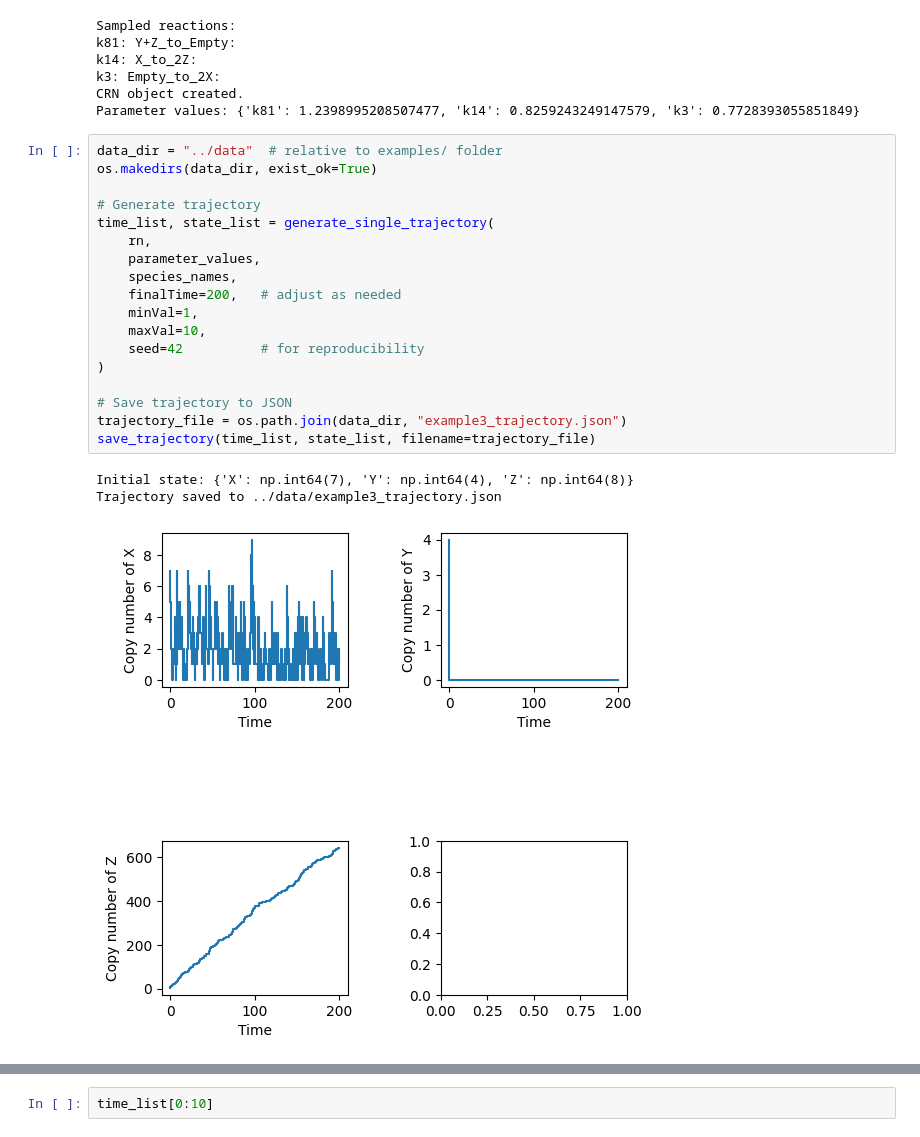
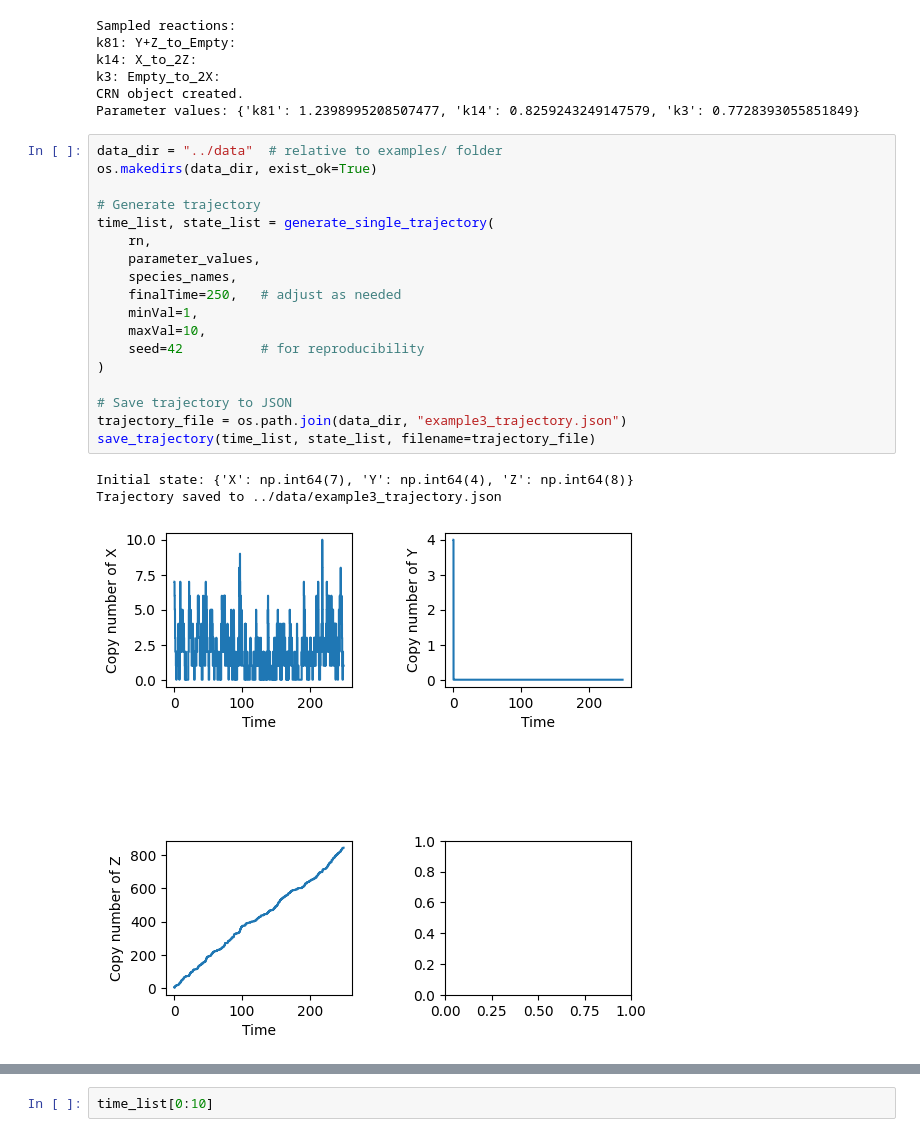
Before and after one commit to ssindiUCM/BayesCRNInference, a Jupyter notebook: examples/example3.ipynb, the cells around one changed output, grey strips where cells are left out. Cells and saved outputs as stored; diff of their text form.

```diff
--- a/examples/example3.ipynb
+++ b/examples/example3.ipynb
@@ -67,25 +87,25 @@ Parameter values: {'k81': 1.2398995208507477, 'k14': 0.8259243249147579, 'k3': 0
 # %%
 data_dir = "../data"  # relative to examples/ folder
 os.makedirs(data_dir, exist_ok=True)
 
 # Generate trajectory
 time_list, state_list = generate_single_trajectory(
     rn,
     parameter_values,
     species_names,
-    finalTime=200,   # adjust as needed
+    finalTime=250,   # adjust as needed
     minVal=1,
     maxVal=10,
     seed=42          # for reproducibility
 )
 
 # Save trajectory to JSON
 trajectory_file = os.path.join(data_dir, "example3_trajectory.json")
 save_trajectory(time_list, state_list, filename=trajectory_file)
 # %% [output]
 Initial state: {'X': np.int64(7), 'Y': np.int64(4), 'Z': np.int64(8)}
 Trajectory saved to ../data/example3_trajectory.json
-[figure, old version]
+[figure, new version]
 # %%
 trajectory_file_new = "../data/example3_trajectory.json"
 time_list_new, state_list_new = load_trajectory(trajectory_file_new)
```
Also changed, not shown: parts of 3 cells of this notebook, 3 other files.
